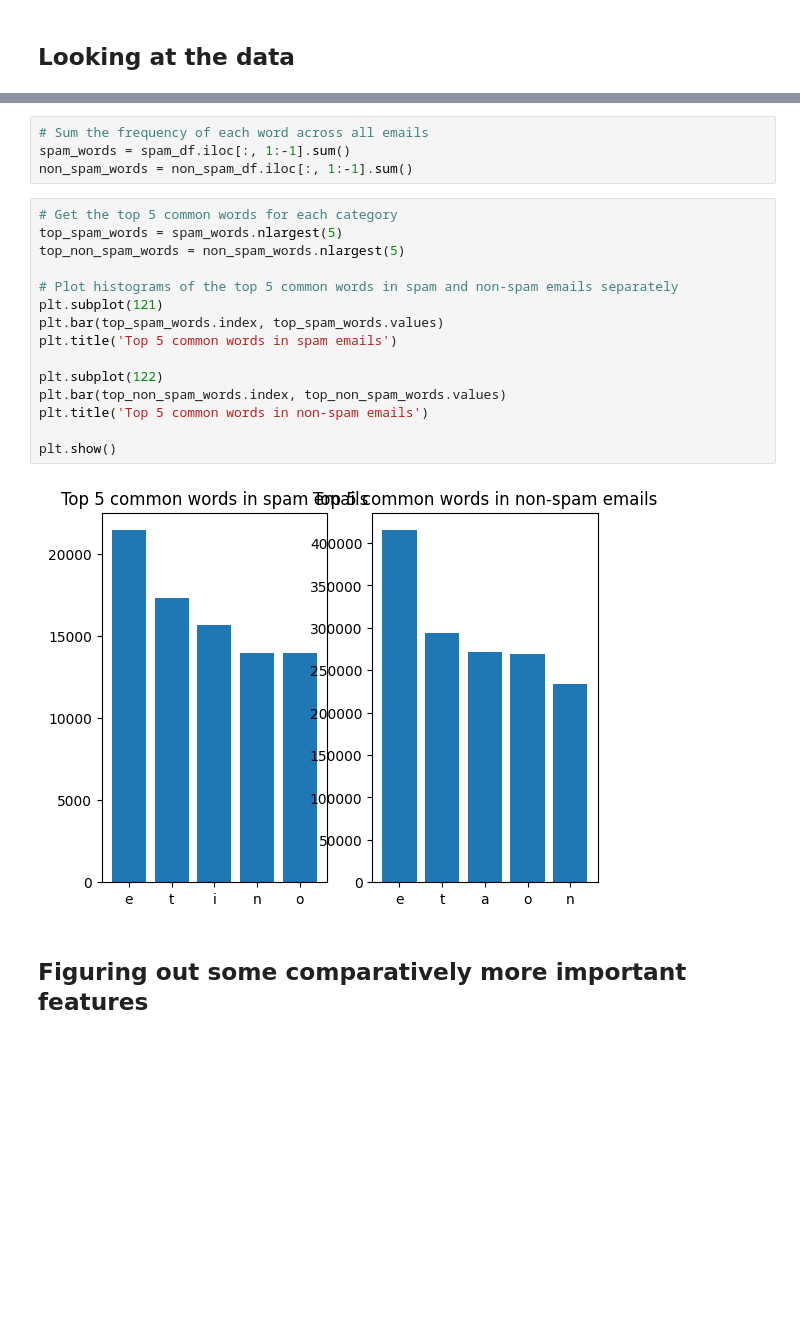
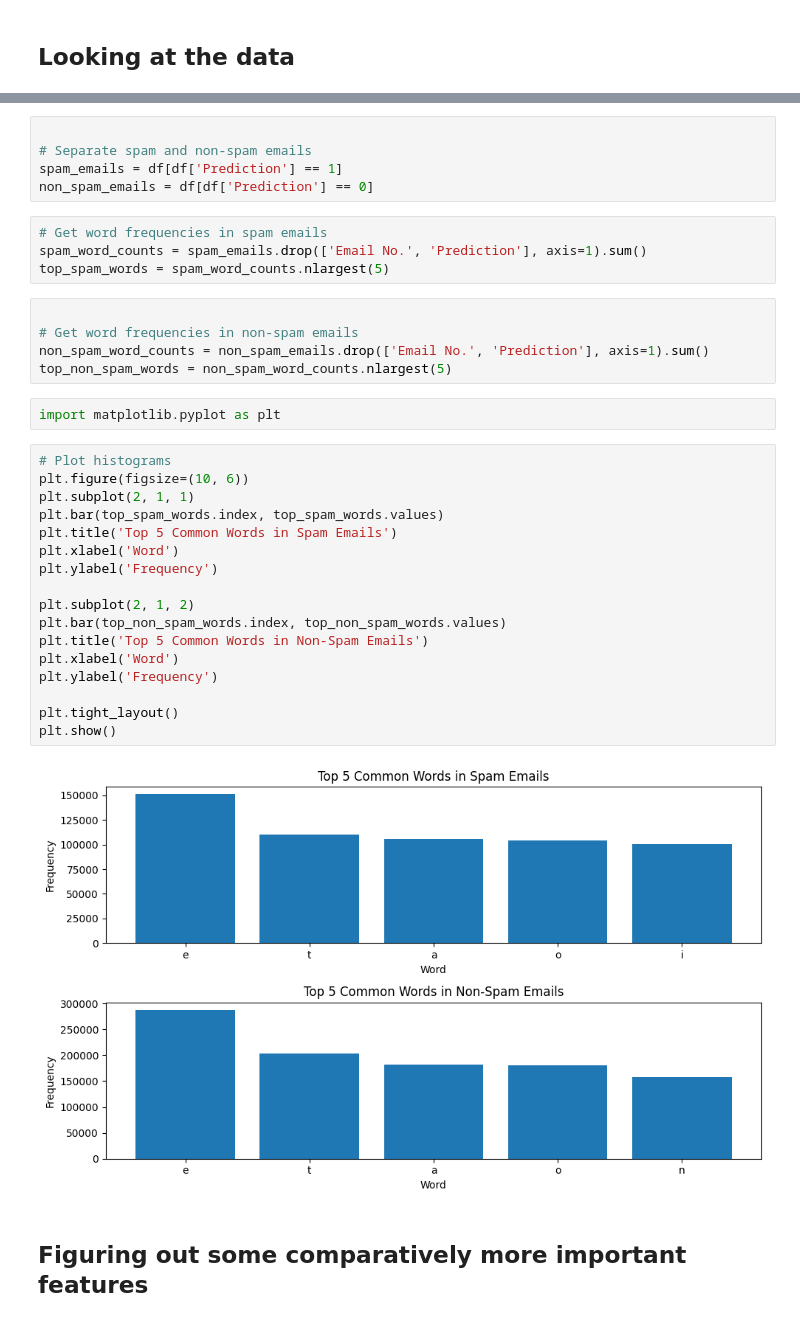
Before and after one commit to nisha1365/IIT-Summer-2023, a Jupyter notebook: Week_3.ipynb, the cells around one changed output, grey strips where cells are left out. Saved outputs shown, nothing was run; the diff lists cells and outputs as text; blank space fills up the shorter version.

```diff
--- a/Week_3.ipynb
+++ b/Week_3.ipynb
@@ -88,24 +84,38 @@ non_spam_df = df[df['predictions'] == 0]
-# %%
-# Sum the frequency of each word across all emails
-spam_words = spam_df.iloc[:, 1:-1].sum()
-non_spam_words = non_spam_df.iloc[:, 1:-1].sum()
+# %%
+
+# Separate spam and non-spam emails
+spam_emails = df[df['Prediction'] == 1]
+non_spam_emails = df[df['Prediction'] == 0]
+# %%
+# Get word frequencies in spam emails
+spam_word_counts = spam_emails.drop(['Email No.', 'Prediction'], axis=1).sum()
+top_spam_words = spam_word_counts.nlargest(5)
+# %%
+
+# Get word frequencies in non-spam emails
+non_spam_word_counts = non_spam_emails.drop(['Email No.', 'Prediction'], axis=1).sum()
+top_non_spam_words = non_spam_word_counts.nlargest(5)
+# %%
+import matplotlib.pyplot as plt
 # %%
-# Get the top 5 common words for each category
-top_spam_words = spam_words.nlargest(5)
-top_non_spam_words = non_spam_words.nlargest(5)
+# Plot histograms
+plt.figure(figsize=(10, 6))
+plt.subplot(2, 1, 1)
+plt.bar(top_spam_words.index, top_spam_words.values)
+plt.title('Top 5 Common Words in Spam Emails')
+plt.xlabel('Word')
+plt.ylabel('Frequency')
 
-# Plot histograms of the top 5 common words in spam and non-spam emails separately
-plt.subplot(121)
-plt.bar(top_spam_words.index, top_spam_words.values)
-plt.title('Top 5 common words in spam emails')
+plt.subplot(2, 1, 2)
+plt.bar(top_non_spam_words.index, top_non_spam_words.values)
+plt.title('Top 5 Common Words in Non-Spam Emails')
+plt.xlabel('Word')
+plt.ylabel('Frequency')
 
-plt.subplot(122)
-plt.bar(top_non_spam_words.index, top_non_spam_words.values)
-plt.title('Top 5 common words in non-spam emails')
-
+plt.tight_layout()
 plt.show()
 # %% [output]
-[figure, old version]
+[figure, new version]
 # %% [markdown]
 ## Figuring out some comparatively more important features
 # %%
```
Also changed, not shown: parts of 24 cells of this notebook.
